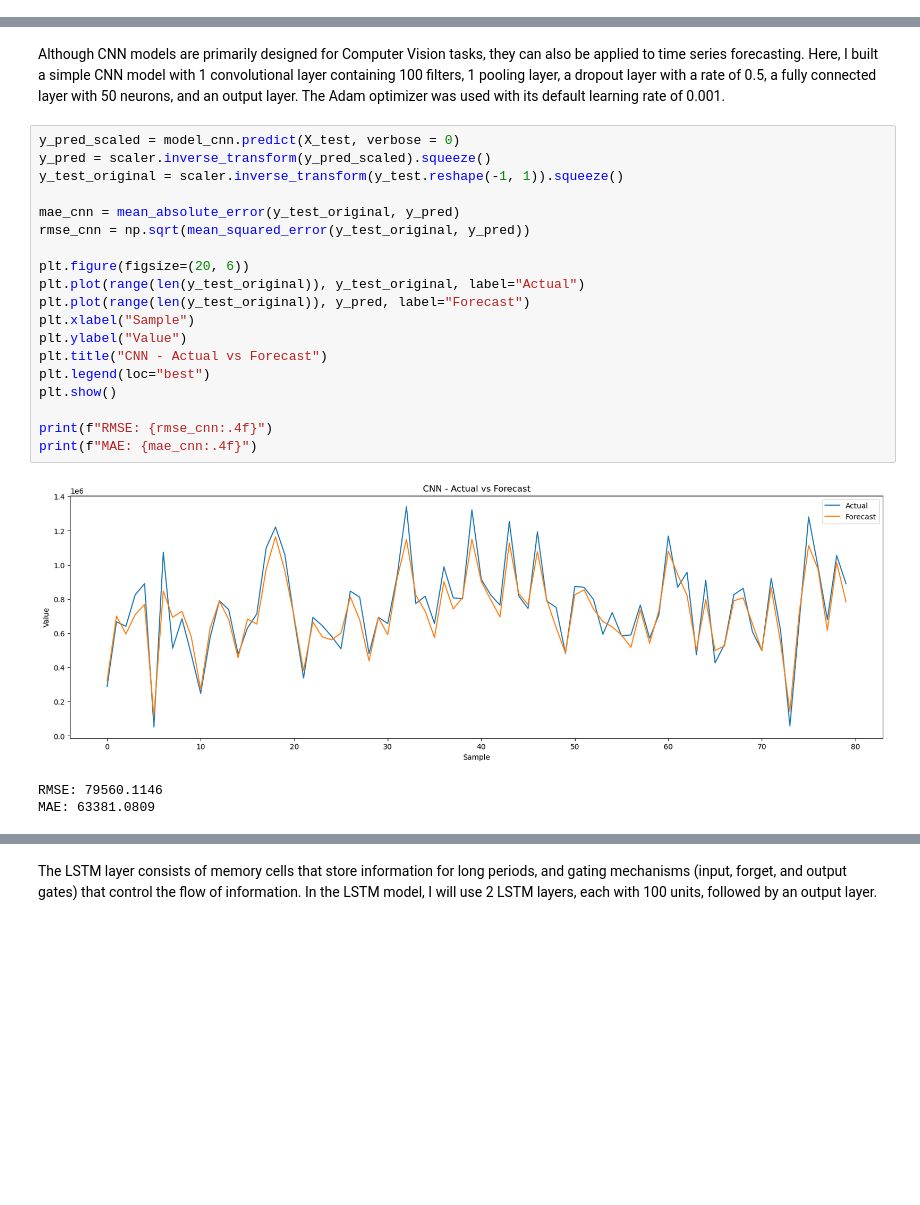
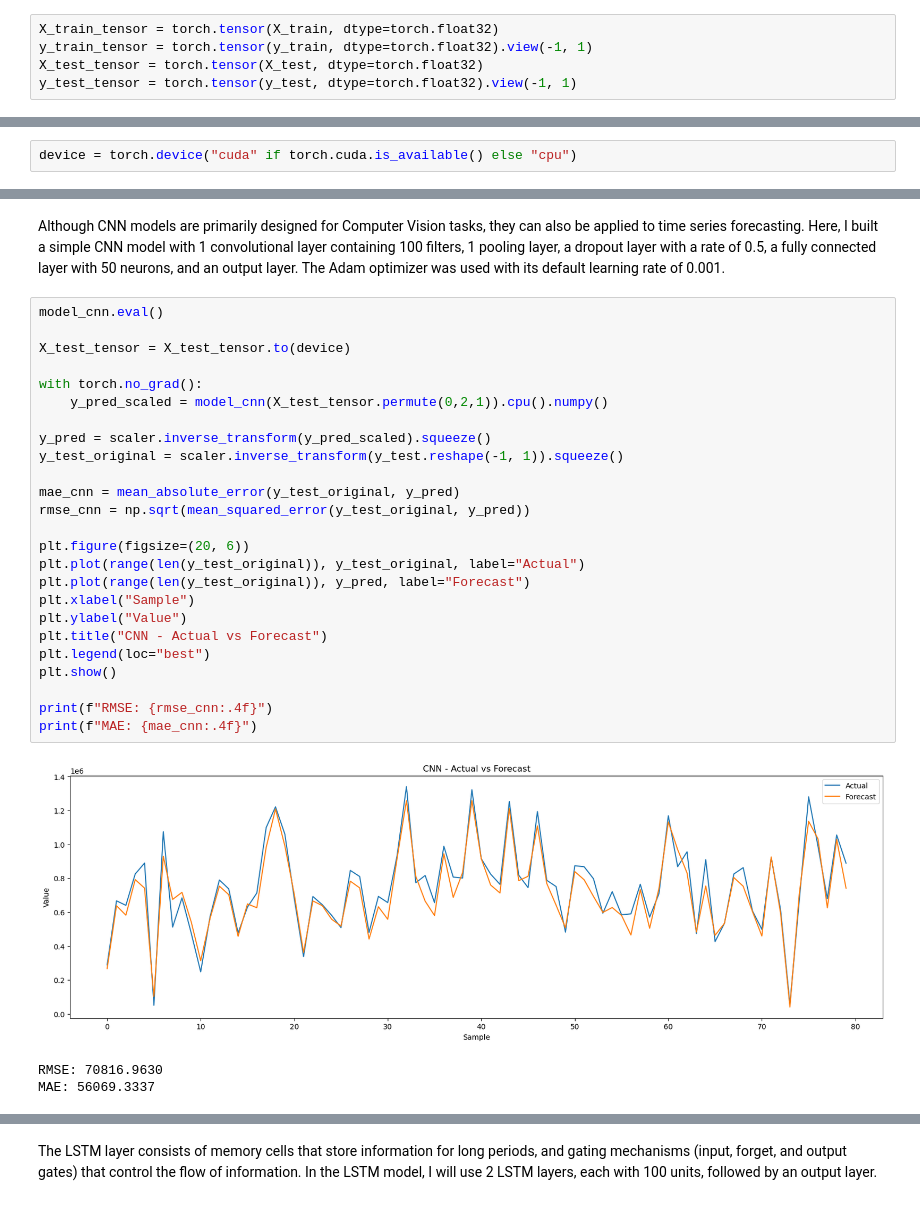
Before and after one commit to andrii-zapukhlyi/inpost_optimizing, a Jupyter notebook: inpost_optimizing.ipynb, the cells around one changed output, grey strips where cells are left out. Saved outputs shown, nothing was run; the diff lists cells and outputs as text; blank space fills up the shorter version.

Commit message:
retrained model with pytorch

```diff
--- a/inpost_optimizing.ipynb
+++ b/inpost_optimizing.ipynb
@@ -1274,3 +1280,8 @@ X_train shape: (863, 10, 38)
 y_train shape: (863,)
 X_test shape: (80, 10, 38)
 y_test shape: (80,)
+# %%
+X_train_tensor = torch.tensor(X_train, dtype=torch.float32)
+y_train_tensor = torch.tensor(y_train, dtype=torch.float32).view(-1, 1)
+X_test_tensor = torch.tensor(X_test, dtype=torch.float32)
+y_test_tensor = torch.tensor(y_test, dtype=torch.float32).view(-1, 1)
@@ -1277,2 +1306,4 @@ y_test shape: (80,)
+# %%
+device = torch.device("cuda" if torch.cuda.is_available() else "cpu")
 # %% [markdown]
 ## CNN model
@@ -1320,28 +1367,34 @@ Model: "sequential"
 # %% [markdown]
 Although CNN models are primarily designed for Computer Vision tasks, they can also be applied to time series forecasting. Here, I built a simple CNN model with 1 convolutional layer containing 100 filters, 1 pooling layer, a dropout layer with a rate of 0.5, a fully connected layer with 50 neurons, and an output layer. The Adam optimizer was used with its default learning rate of 0.001.
 # %%
-y_pred_scaled = model_cnn.predict(X_test, verbose = 0)
+model_cnn.eval()
+
+X_test_tensor = X_test_tensor.to(device)
+
+with torch.no_grad():
+    y_pred_scaled = model_cnn(X_test_tensor.permute(0,2,1)).cpu().numpy()
+
 y_pred = scaler.inverse_transform(y_pred_scaled).squeeze()
 y_test_original = scaler.inverse_transform(y_test.reshape(-1, 1)).squeeze()
 
 mae_cnn = mean_absolute_error(y_test_original, y_pred)
 rmse_cnn = np.sqrt(mean_squared_error(y_test_original, y_pred))
 
 plt.figure(figsize=(20, 6))
 plt.plot(range(len(y_test_original)), y_test_original, label="Actual")
 plt.plot(range(len(y_test_original)), y_pred, label="Forecast")
 plt.xlabel("Sample")
 plt.ylabel("Value")
 plt.title("CNN - Actual vs Forecast")
 plt.legend(loc="best")
 plt.show()
 
 print(f"RMSE: {rmse_cnn:.4f}")
 print(f"MAE: {mae_cnn:.4f}")
 # %% [output]
-[figure, old version]
+[figure, new version]
-RMSE: 79560.1146
-MAE: 63381.0809
+RMSE: 70816.9630
+MAE: 56069.3337
 # %% [markdown]
 ## LSTM model
 
```
Also changed, not shown: parts of 27 cells of this notebook, 1 other file.
